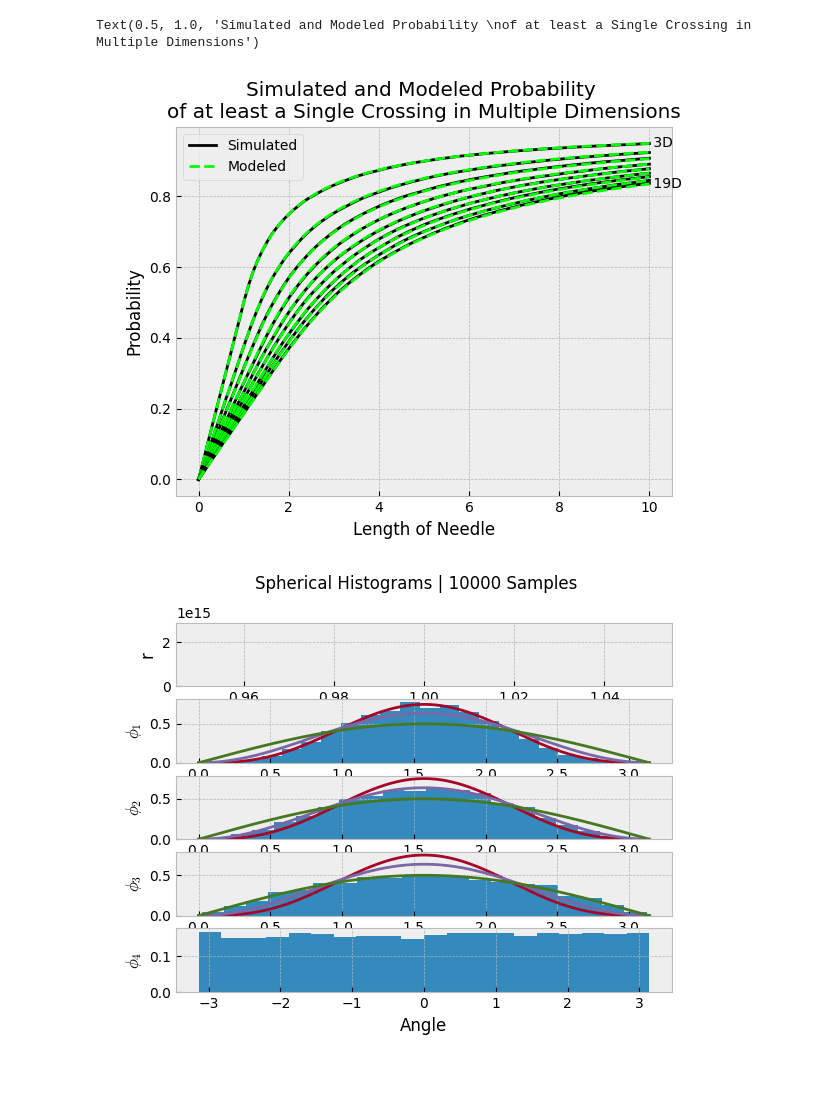
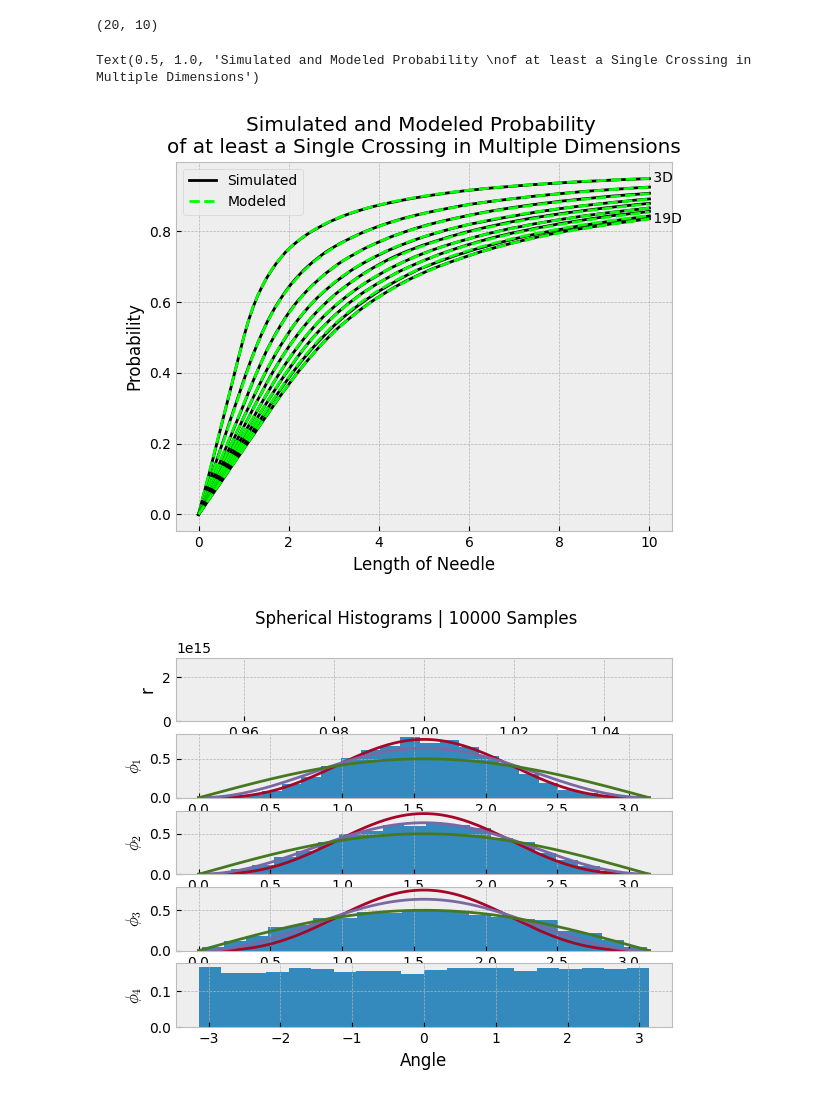
Before and after one commit to aechoi/buffon_extension, a Jupyter notebook: src/demo_notebook.ipynb, the cells around one changed output. Drawn from its saved outputs; the diff is of its cells as text; code cells hidden in the pictures.

Commit message:
separate modeled functions from simulated functions. add function for simulated probability

```diff
--- a/src/demo_notebook.ipynb
+++ b/src/demo_notebook.ipynb
@@ -13,39 +14,42 @@ from tqdm import tqdm
 plt.style.use("bmh")
 
 tau = np.pi*2
+# %%
+importlib.reload(sampling)
+sampling.get_sim_prob_greater(10, 3, np.linspace(0,1, 20))
+# %% [output]
+(20, 10)
 # %%
 importlib.reload(sampling)
 
 samples = 100000
 dims = np.arange(3, 20, 2)
 lengths = np.linspace(0, 10, 100)
 hyperplanes = 1
 
 fig, ax = plt.subplots()
-for idx, dim in enumerate(dims):
+for idx, dim in enumerate(tqdm(dims)):
 
     xs = np.random.random((samples, dim))
     hypersphere = sampling.get_samples_gaussian(samples, dim)
-    sim_probs = []
-    for l in tqdm(lengths):
-        x1s = xs + l*hypersphere
-        intersect = (np.sum(np.abs(np.floor(x1s[:,:hyperplanes])), axis=1)>=1)*1
-        sim_probs.append(np.sum(intersect)/samples)
+    sim_probs = sampling.get_sim_prob_greater(samples, dim, lengths, 0, 1)
+
     ax.plot(lengths, sim_probs, "k")
 
-    modeled_prob = sampling.prob_of_crossing(lengths, dim, N=hyperplanes)
+    modeled_prob = modeling.prob_of_crossing(lengths, dim, N=hyperplanes)
     ax.plot(lengths, modeled_prob, "--", color=(0, 1, 0))
 
     if idx==0:
         ax.text(lengths[-1], modeled_prob[-1], f" {dim}D", verticalalignment="center")
         ax.legend(["Simulated", "Modeled"])
+
 ax.text(lengths[-1], modeled_prob[-1], f" {dim}D", verticalalignment="center")
 ax.set_xlabel("Length of Needle")
 ax.set_ylabel("Probability")
 ax.set_title("Simulated and Modeled Probability \nof at least a Single Crossing in Multiple Dimensions")
 # %% [output]
 Text(0.5, 1.0, 'Simulated and Modeled Probability \nof at least a Single Crossing in Multiple Dimensions')
-[figure, old version]
+[figure, new version]
 # %%
 importlib.reload(sampling)
 hypersphere = sampling.get_samples_gaussian(n_samples=10000, n_dims=5)
```
Also changed, not shown: parts of 1 cell of this notebook, 2 other files.
